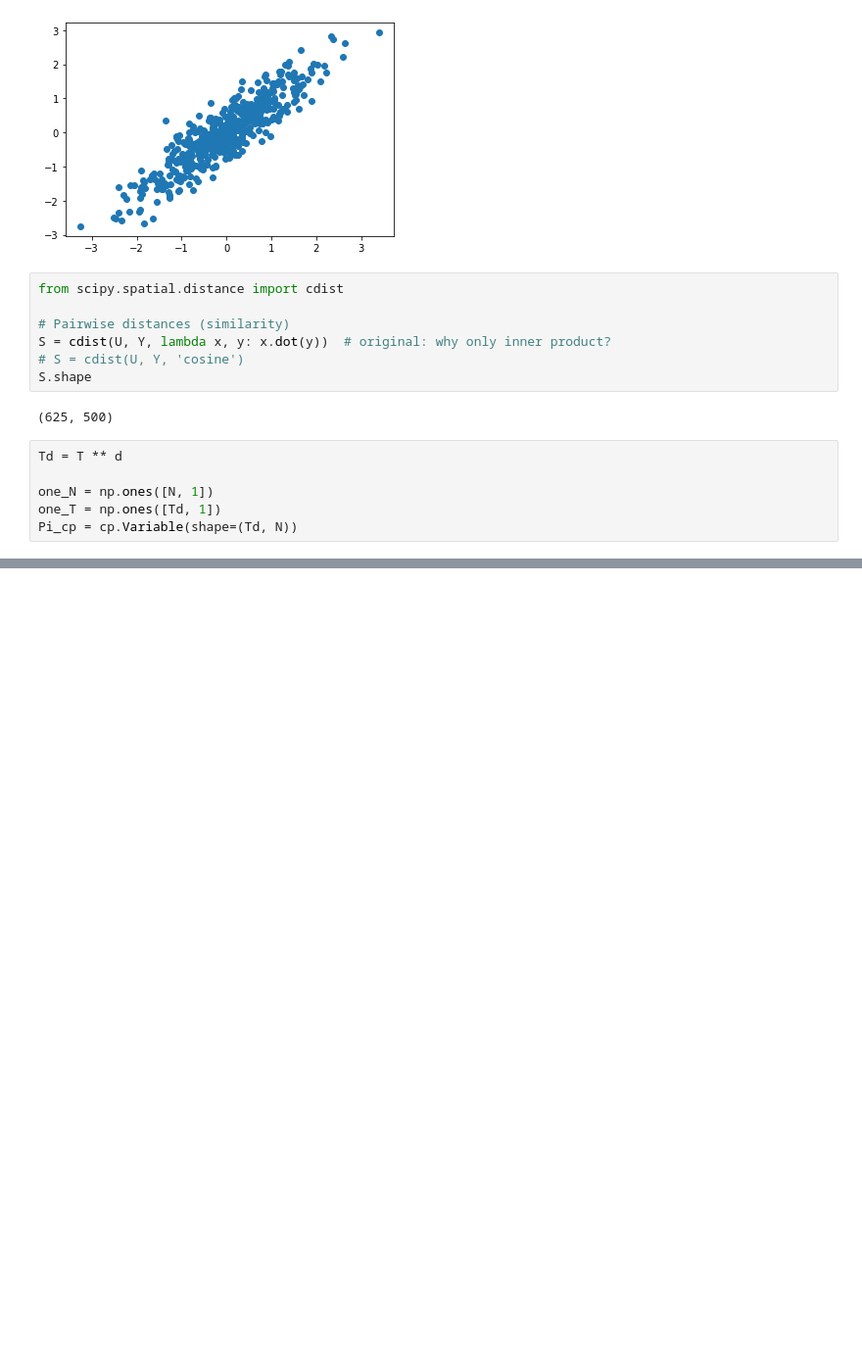
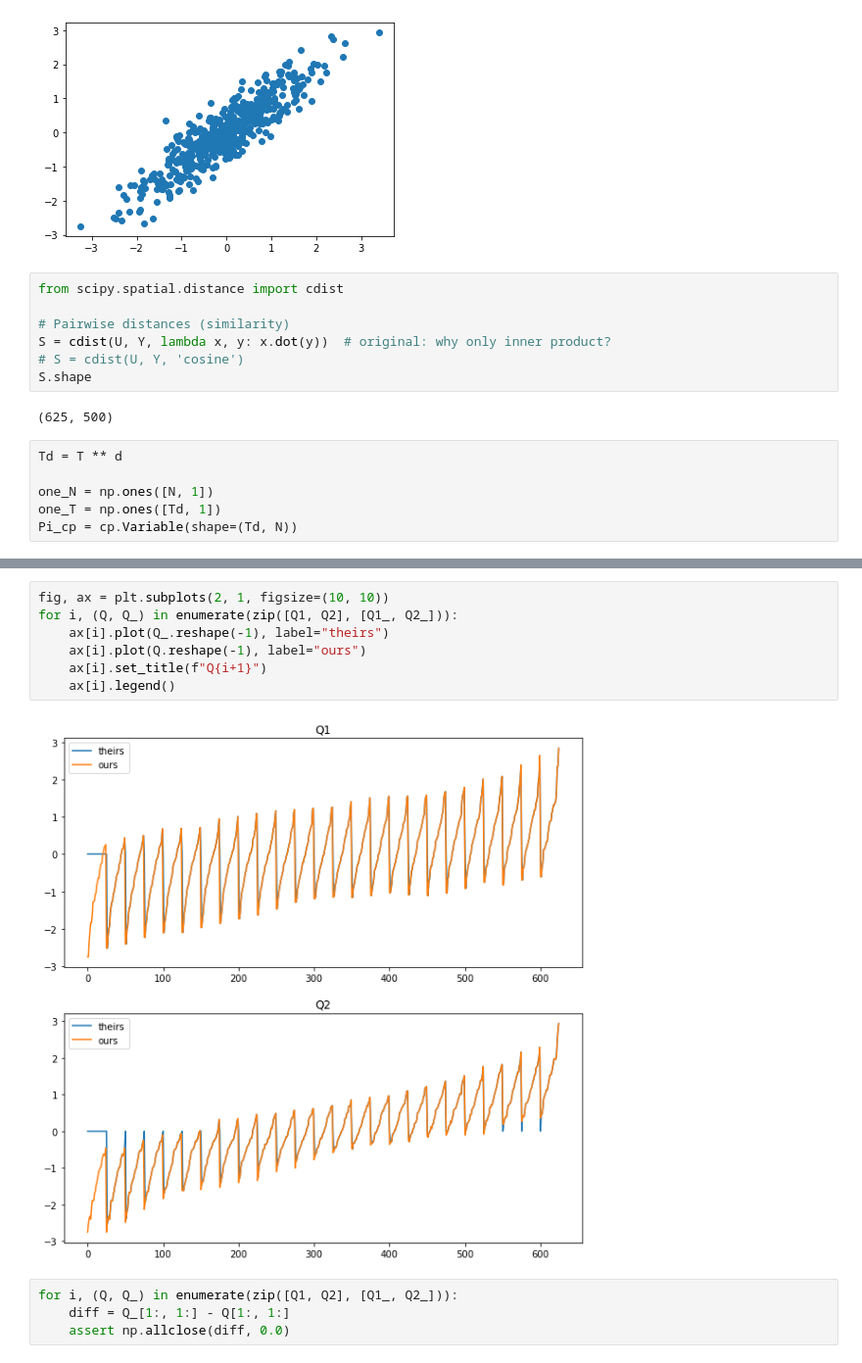
Before and after one commit to vistalab-technion/vqr, a Jupyter notebook: notebooks/01-VQ.ipynb, the cells around one changed output, grey strips where cells are left out. Shown: that part at 98% size. Cells and saved outputs as stored; diff of their text form; blank space fills up the shorter version.

```diff
--- a/notebooks/01-VQ.ipynb
+++ b/notebooks/01-VQ.ipynb
@@ -221,0 +282,13 @@ np.dot(q1-q0, u1-u0)
+# %%
+fig, ax = plt.subplots(2, 1, figsize=(10, 10))
+for i, (Q, Q_) in enumerate(zip([Q1, Q2], [Q1_, Q2_])):
+    ax[i].plot(Q_.reshape(-1), label="theirs")
+    ax[i].plot(Q.reshape(-1), label="ours")
+    ax[i].set_title(f"Q{i+1}")
+    ax[i].legend()
+# %% [output]
+[figure, added]
+# %%
+for i, (Q, Q_) in enumerate(zip([Q1, Q2], [Q1_, Q2_])):
+    diff = Q_[1:, 1:] - Q[1:, 1:]
+    assert np.allclose(diff, 0.0)
```
Also changed, not shown: parts of 18 cells of this notebook.
